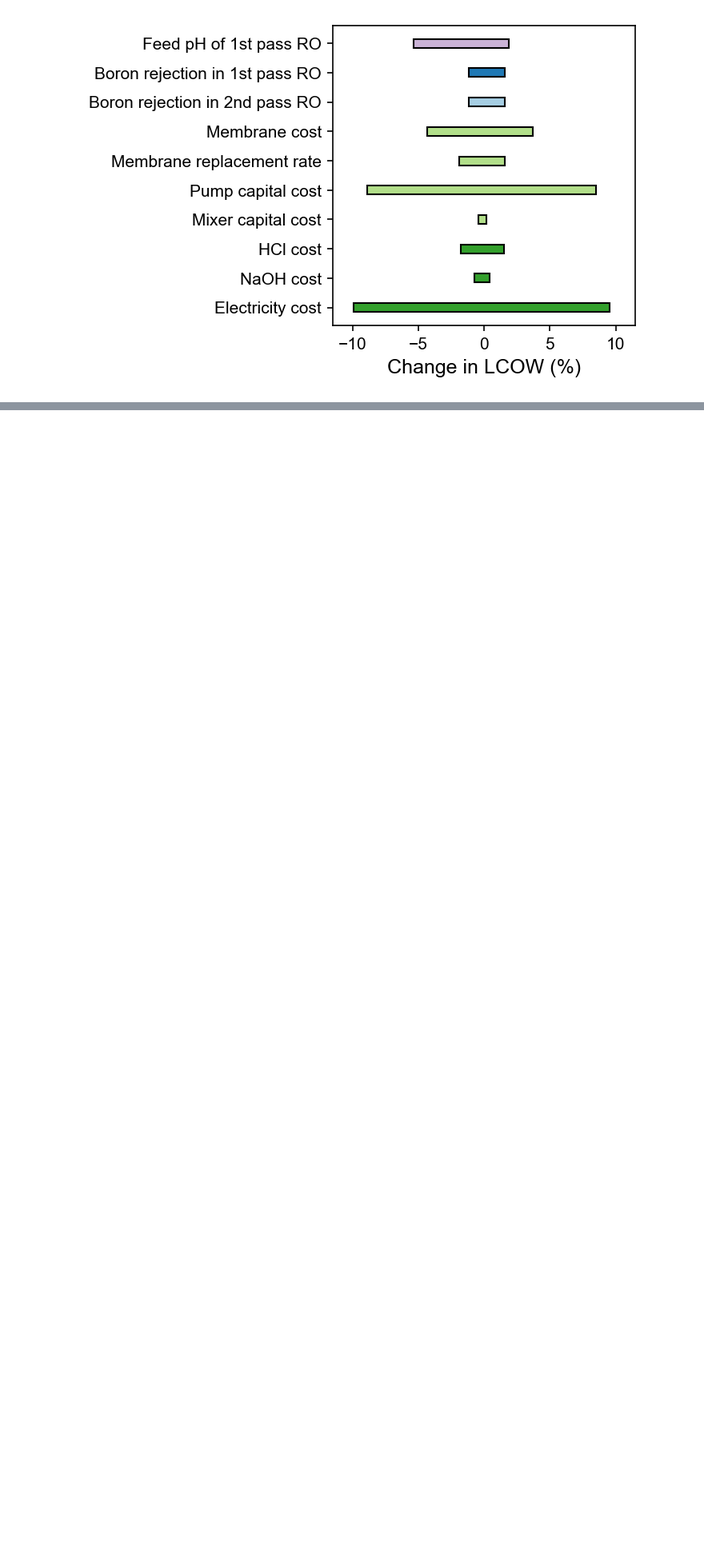
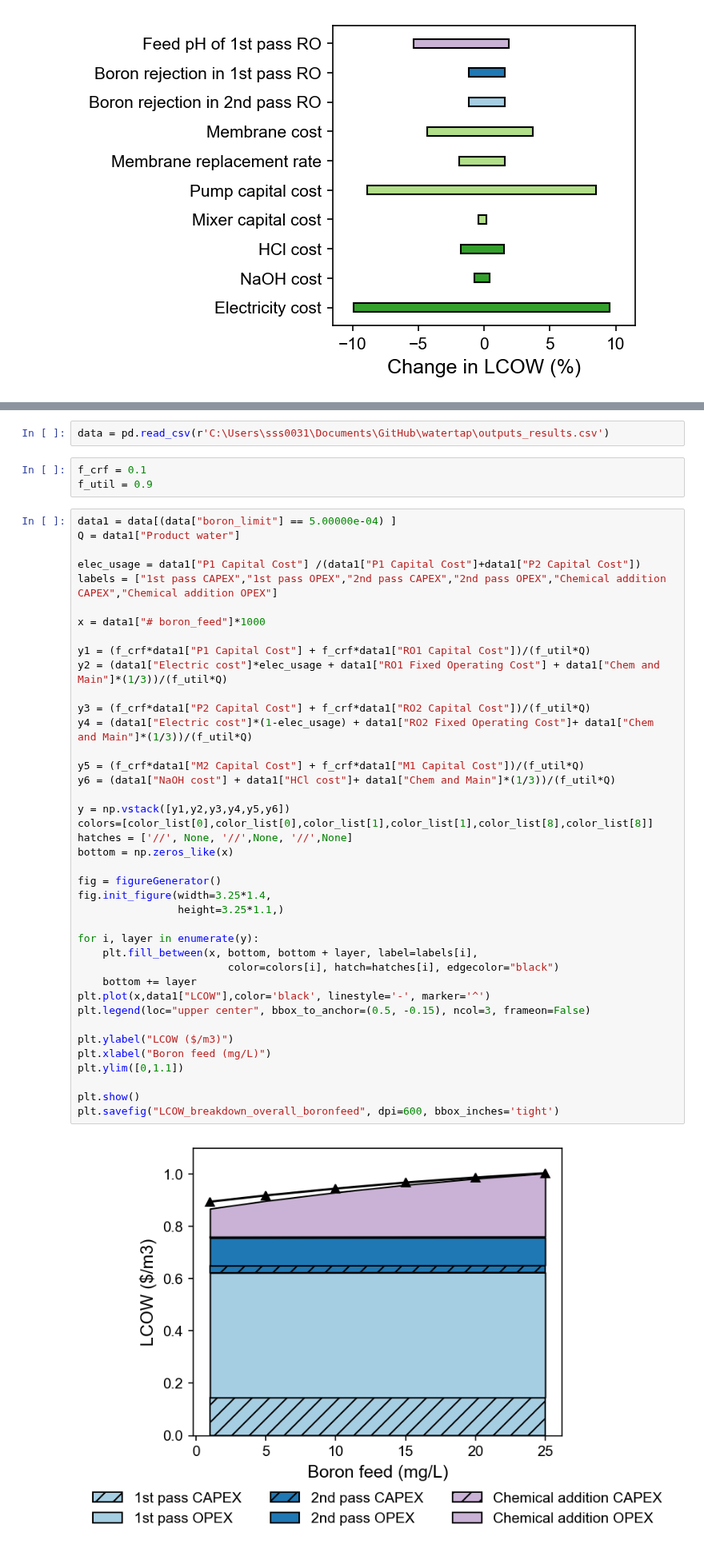
Before and after one commit to savannahsakhai/watertap, a Jupyter notebook: watertap/examples/flowsheets/boron_removal/sweep_plots.ipynb, the cells around one changed output, grey strips where cells are left out. Shown at 80% size. Cells and saved outputs as stored; diff of their text form; blank space fills up the shorter version.

```diff
--- a/watertap/examples/flowsheets/boron_removal/sweep_plots.ipynb
+++ b/watertap/examples/flowsheets/boron_removal/sweep_plots.ipynb
@@ -703,0 +521,47 @@ plt.savefig("boron_sensitivity", dpi=600, bbox_inches='tight')
+# %%
+data = pd.read_csv(r'C:\Users\sss0031\Documents\GitHub\watertap\outputs_results.csv')
+# %%
+f_crf = 0.1
+f_util = 0.9
+# %%
+data1 = data[(data["boron_limit"] == 5.00000e-04) ]
+Q = data1["Product water"]
+
+elec_usage = data1["P1 Capital Cost"] /(data1["P1 Capital Cost"]+data1["P2 Capital Cost"])
+labels = ["1st pass CAPEX","1st pass OPEX","2nd pass CAPEX","2nd pass OPEX","Chemical addition CAPEX","Chemical addition OPEX"]
+
+x = data1["# boron_feed"]*1000
+
+y1 = (f_crf*data1["P1 Capital Cost"] + f_crf*data1["RO1 Capital Cost"])/(f_util*Q)
+y2 = (data1["Electric cost"]*elec_usage + data1["RO1 Fixed Operating Cost"] + data1["Chem and Main"]*(1/3))/(f_util*Q)
+
+y3 = (f_crf*data1["P2 Capital Cost"] + f_crf*data1["RO2 Capital Cost"])/(f_util*Q)
+y4 = (data1["Electric cost"]*(1-elec_usage) + data1["RO2 Fixed Operating Cost"]+ data1["Chem and Main"]*(1/3))/(f_util*Q)
+
+y5 = (f_crf*data1["M2 Capital Cost"] + f_crf*data1["M1 Capital Cost"])/(f_util*Q)
+y6 = (data1["NaOH cost"] + data1["HCl cost"]+ data1["Chem and Main"]*(1/3))/(f_util*Q)
+
+y = np.vstack([y1,y2,y3,y4,y5,y6])
+colors=[color_list[0],color_list[0],color_list[1],color_list[1],color_list[8],color_list[8]]
+hatches = ['//', None, '//',None, '//',None]
+bottom = np.zeros_like(x)
+
+fig = figureGenerator()
+fig.init_figure(width=3.25*1.4,
+                height=3.25*1.1,)
+
+for i, layer in enumerate(y):
+    plt.fill_between(x, bottom, bottom + layer, label=labels[i],
+                        color=colors[i], hatch=hatches[i], edgecolor="black")
+    bottom += layer
+plt.plot(x,data1["LCOW"],color='black', linestyle='-', marker='^')
+plt.legend(loc="upper center", bbox_to_anchor=(0.5, -0.15), ncol=3, frameon=False)
+
+plt.ylabel("LCOW ($/m3)")
+plt.xlabel("Boron feed (mg/L)")
+plt.ylim([0,1.1])
+
+plt.show()
+plt.savefig("LCOW_breakdown_overall_boronfeed", dpi=600, bbox_inches='tight')
+# %% [output]
+[figure, added]
```
Also changed, not shown: parts of 14 cells of this notebook, 15 other files.
